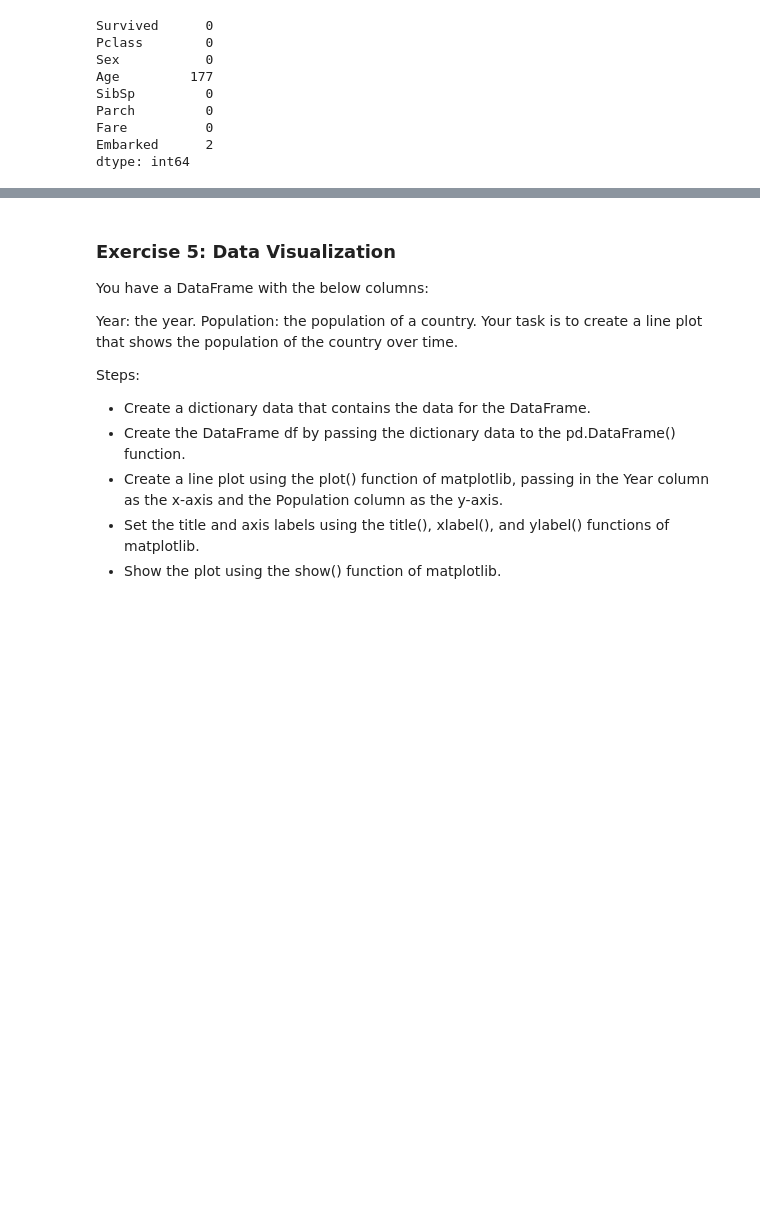
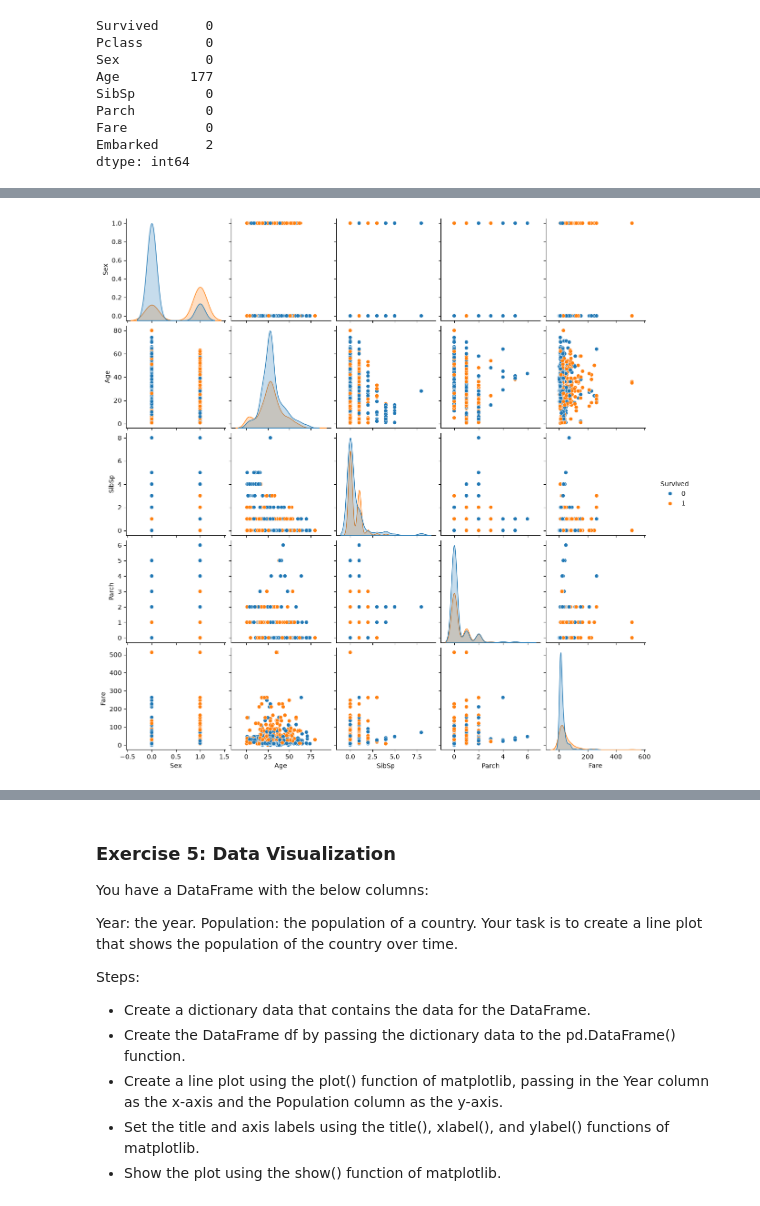
Before and after one commit to acamend/cs82b-portfolio, a Jupyter notebook: module-03/Module3Lab1.ipynb, the cells around one changed output, grey strips where cells are left out. Saved outputs shown, nothing was run; the diff lists cells and outputs as text; code cells hidden in the pictures; blank space fills up the shorter version.

```diff
--- a/module-03/Module3Lab1.ipynb
+++ b/module-03/Module3Lab1.ipynb
@@ -791,0 +885,6 @@ df.isna().sum()
+# %%
+#Pair plot of survivors (orange) nonsurvivors (blue)
+sns.pairplot(data=df, hue = 'Survived')
+plt.show()
+# %% [output]
+[figure, added]
```
Also changed, not shown: parts of 13 cells of this notebook.
